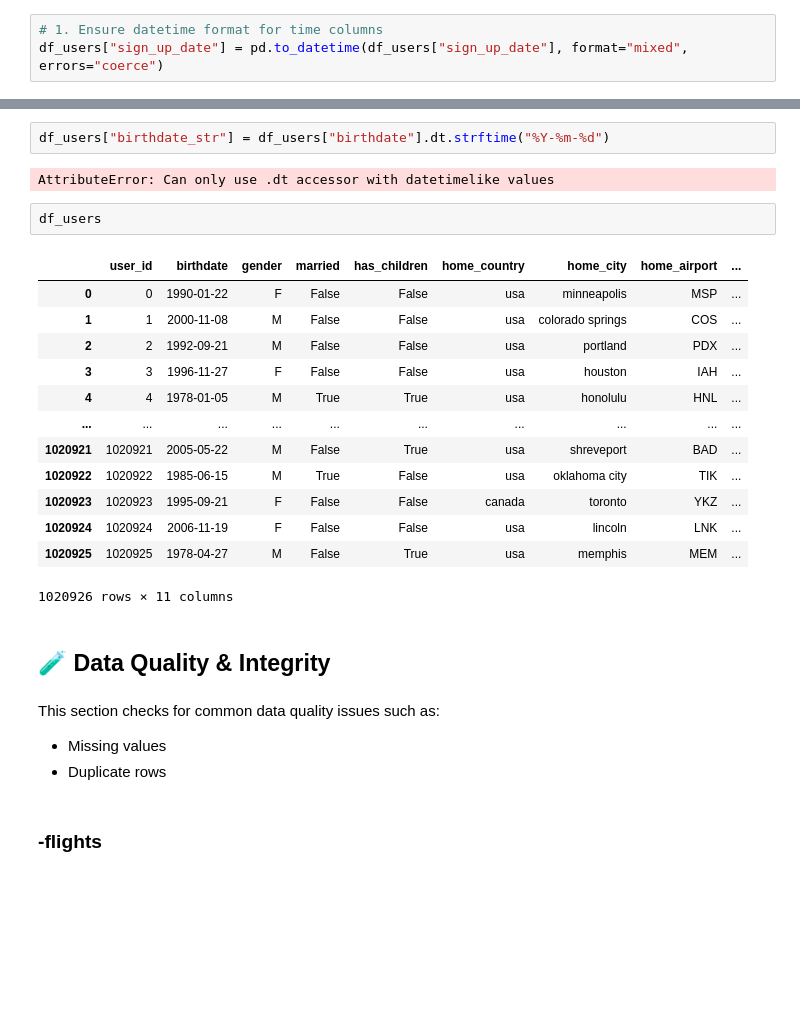
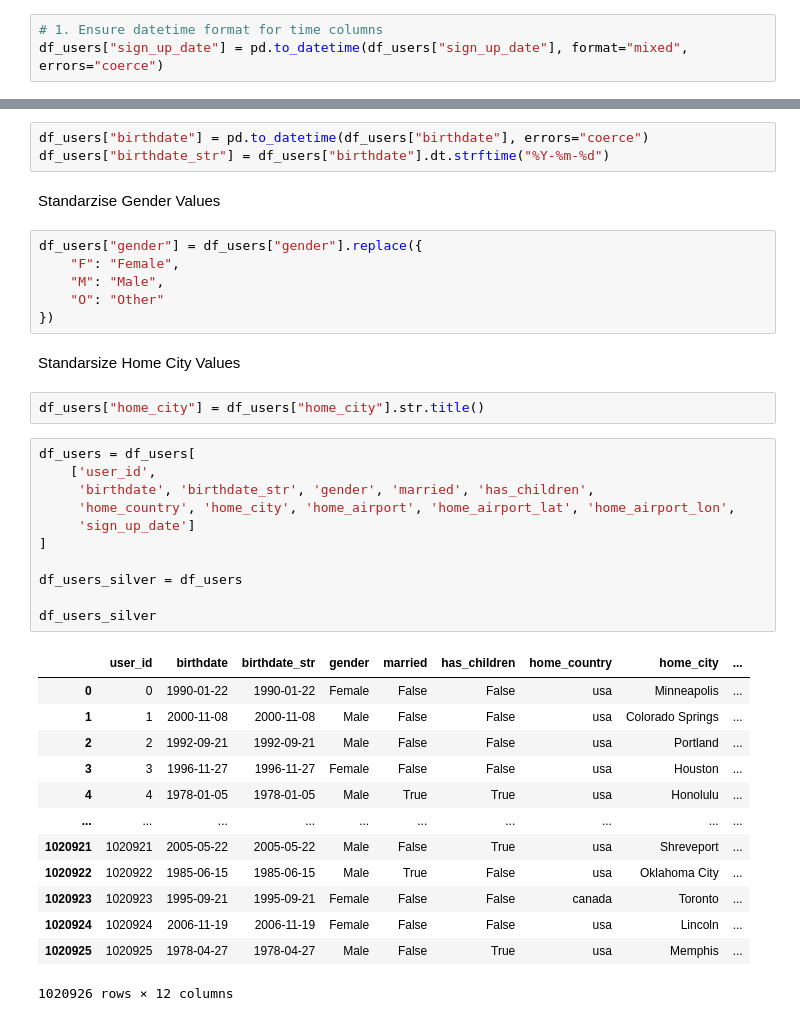
Before and after one commit to KonstantinData/Mastery-Project-Masterschool, a Jupyter notebook: notebooks/mastery-project-2025.ipynb, the cells around one changed output, grey strips where cells are left out. Cells and saved outputs as stored; diff of their text form; blank space fills up the shorter version.

```diff
--- a/notebooks/mastery-project-2025.ipynb
+++ b/notebooks/mastery-project-2025.ipynb
@@ -476,28 +615,40 @@ df_users["sign_up_date"] = pd.to_datetime(df_users["sign_up_date"], format="mixe
 # %%
+df_users["birthdate"] = pd.to_datetime(df_users["birthdate"], errors="coerce")
 df_users["birthdate_str"] = df_users["birthdate"].dt.strftime("%Y-%m-%d")
-# %% [output]
-AttributeError: Can only use .dt accessor with datetimelike values
+# %% [markdown]
+Standarzise Gender Values
+# %%
+df_users["gender"] = df_users["gender"].replace({
+    "F": "Female",
+    "M": "Male",
+    "O": "Other"
+})
+# %% [markdown]
+Standarsize Home City Values
+# %%
+df_users["home_city"] = df_users["home_city"].str.title()
 # %%
-df_users
+df_users = df_users[
+    ['user_id',
+     'birthdate', 'birthdate_str', 'gender', 'married', 'has_children',
+     'home_country', 'home_city', 'home_airport', 'home_airport_lat', 'home_airport_lon',
+     'sign_up_date']
+]
+
+df_users_silver = df_users
+
+df_users_silver
 # %% [output]
-|  | user_id | birthdate | gender | married | has_children | home_country | home_city | home_airport | ... |
-| 0 | 0 | 1990-01-22 | F | False | False | usa | minneapolis | MSP | ... |
-| 1 | 1 | 2000-11-08 | M | False | False | usa | colorado springs | COS | ... |
-| 2 | 2 | 1992-09-21 | M | False | False | usa | portland | PDX | ... |
-| 3 | 3 | 1996-11-27 | F | False | False | usa | houston | IAH | ... |
-| 4 | 4 | 1978-01-05 | M | True | True | usa | honolulu | HNL | ... |
+|  | user_id | birthdate | birthdate_str | gender | married | has_children | home_country | home_city | ... |
+| 0 | 0 | 1990-01-22 | 1990-01-22 | Female | False | False | usa | Minneapolis | ... |
+| 1 | 1 | 2000-11-08 | 2000-11-08 | Male | False | False | usa | Colorado Springs | ... |
+| 2 | 2 | 1992-09-21 | 1992-09-21 | Male | False | False | usa | Portland | ... |
+| 3 | 3 | 1996-11-27 | 1996-11-27 | Female | False | False | usa | Houston | ... |
+| 4 | 4 | 1978-01-05 | 1978-01-05 | Male | True | True | usa | Honolulu | ... |
 | ... | ... | ... | ... | ... | ... | ... | ... | ... | ... |
-| 1020921 | 1020921 | 2005-05-22 | M | False | True | usa | shreveport | BAD | ... |
-| 1020922 | 1020922 | 1985-06-15 | M | True | False | usa | oklahoma city | TIK | ... |
-| 1020923 | 1020923 | 1995-09-21 | F | False | False | canada | toronto | YKZ | ... |
-| 1020924 | 1020924 | 2006-11-19 | F | False | False | usa | lincoln | LNK | ... |
-| 1020925 | 1020925 | 1978-04-27 | M | False | True | usa | memphis | MEM | ... |
+| 1020921 | 1020921 | 2005-05-22 | 2005-05-22 | Male | False | True | usa | Shreveport | ... |
+| 1020922 | 1020922 | 1985-06-15 | 1985-06-15 | Male | True | False | usa | Oklahoma City | ... |
+| 1020923 | 1020923 | 1995-09-21 | 1995-09-21 | Female | False | False | canada | Toronto | ... |
+| 1020924 | 1020924 | 2006-11-19 | 2006-11-19 | Female | False | False | usa | Lincoln | ... |
+| 1020925 | 1020925 | 1978-04-27 | 1978-04-27 | Male | False | True | usa | Memphis | ... |
-1020926 rows × 11 columns
+1020926 rows × 12 columns
-# %% [markdown]
-## 🧪 Data Quality & Integrity
-# %% [markdown]
-This section checks for common data quality issues such as:
-- Missing values
-- Duplicate rows
-# %% [markdown]
-### -flights
```
Also changed, not shown: parts of 51 cells of this notebook, 1 other file.
